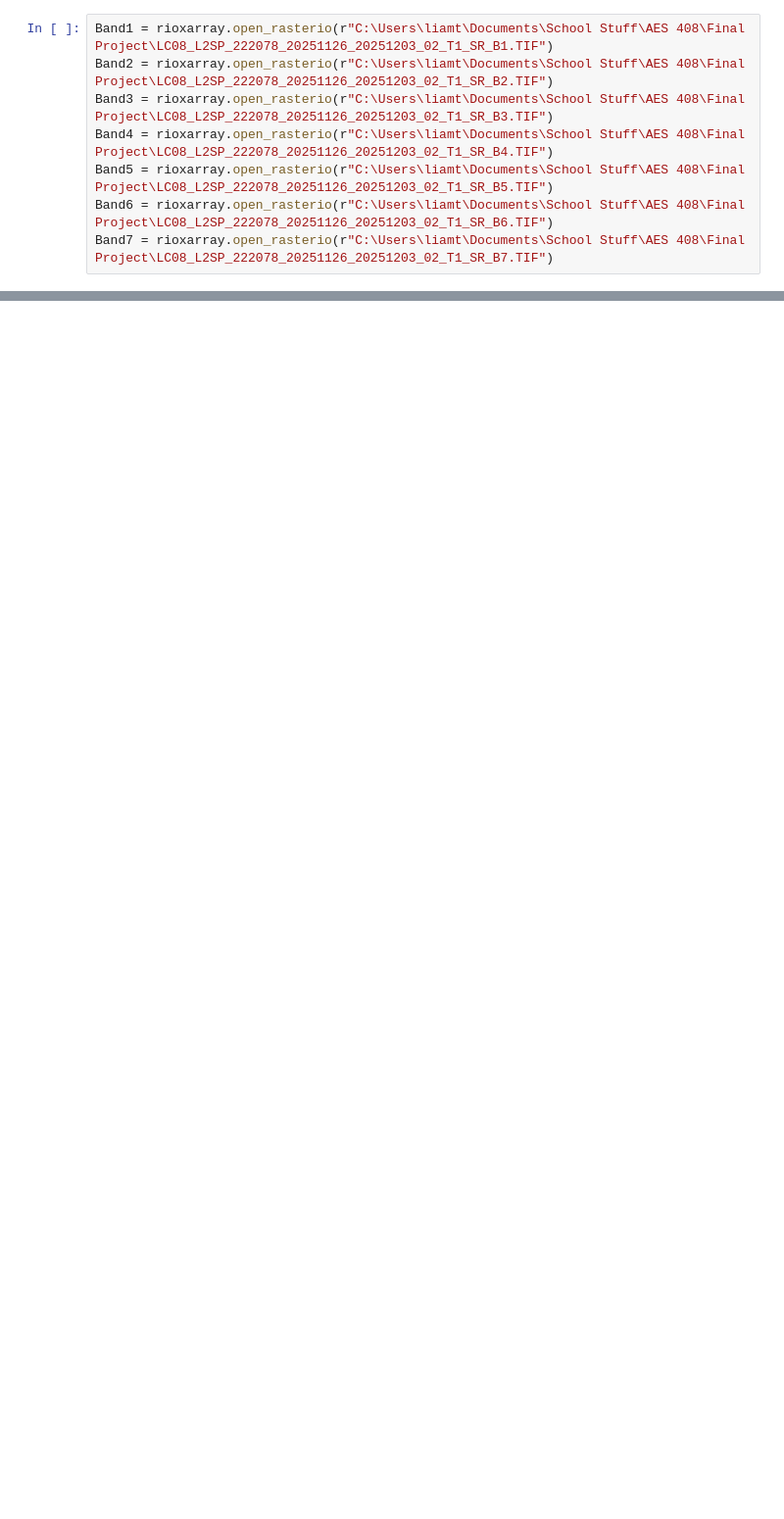
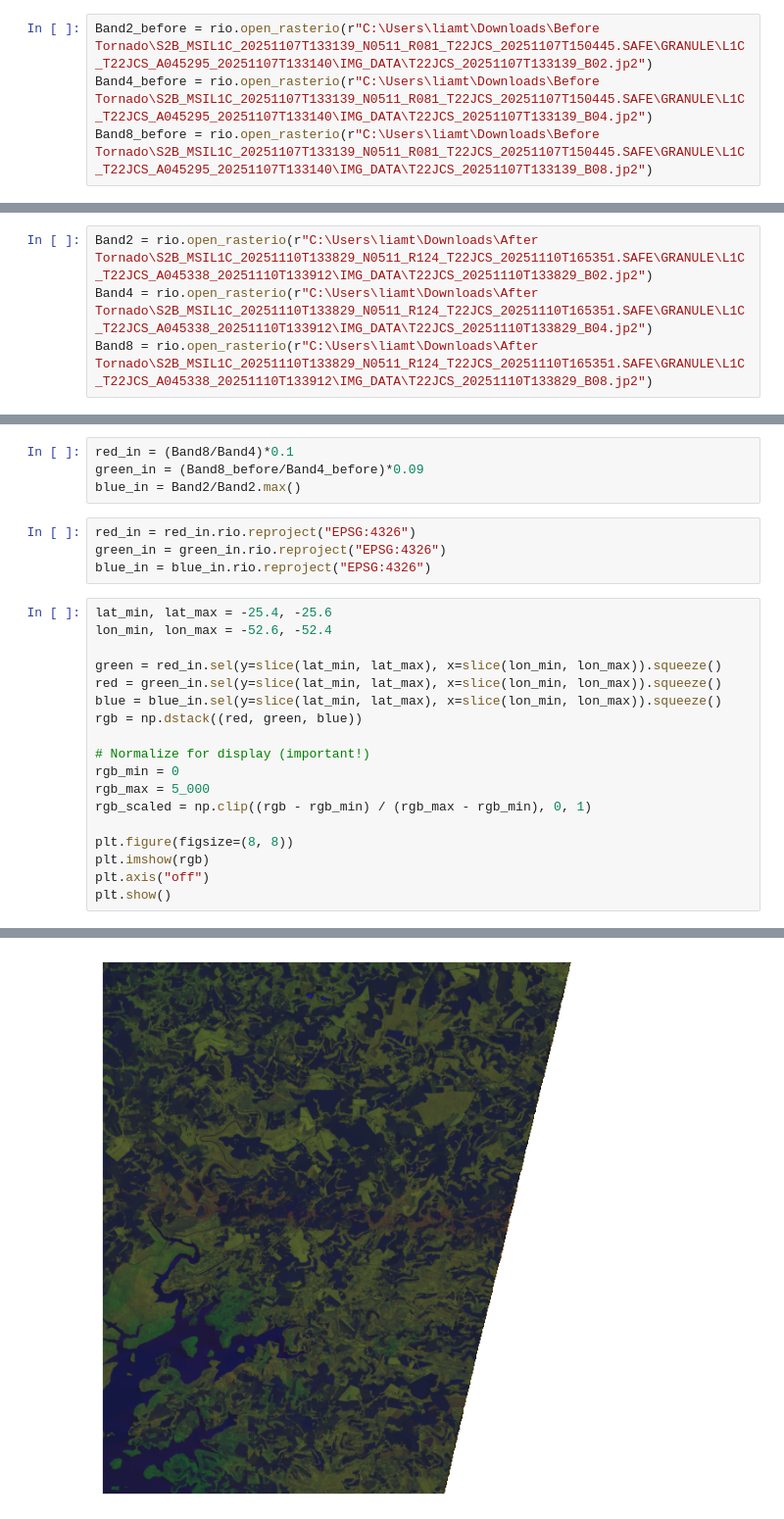
Before and after one commit to Lct0015/Final-Project, a Jupyter notebook: Tornado Tracks.ipynb, the cells around one changed output, grey strips where cells are left out. Shown at 98% size. Drawn from its saved outputs; the diff is of its cells as text; blank space fills up the shorter version.

```diff
--- a/Tornado Tracks.ipynb
+++ b/Tornado Tracks.ipynb
@@ -5,9 +5,5 @@ import numpy
 import skimage
 # %%
-Band1 = rioxarray.open_rasterio(r"C:\Users\liamt\Documents\School Stuff\AES 408\Final Project\LC08_L2SP_222078_20251126_20251203_02_T1_SR_B1.TIF")
-Band2 = rioxarray.open_rasterio(r"C:\Users\liamt\Documents\School Stuff\AES 408\Final Project\LC08_L2SP_222078_20251126_20251203_02_T1_SR_B2.TIF")
-Band3 = rioxarray.open_rasterio(r"C:\Users\liamt\Documents\School Stuff\AES 408\Final Project\LC08_L2SP_222078_20251126_20251203_02_T1_SR_B3.TIF")
-Band4 = rioxarray.open_rasterio(r"C:\Users\liamt\Documents\School Stuff\AES 408\Final Project\LC08_L2SP_222078_20251126_20251203_02_T1_SR_B4.TIF")
-Band5 = rioxarray.open_rasterio(r"C:\Users\liamt\Documents\School Stuff\AES 408\Final Project\LC08_L2SP_222078_20251126_20251203_02_T1_SR_B5.TIF")
-Band6 = rioxarray.open_rasterio(r"C:\Users\liamt\Documents\School Stuff\AES 408\Final Project\LC08_L2SP_222078_20251126_20251203_02_T1_SR_B6.TIF")
-Band7 = rioxarray.open_rasterio(r"C:\Users\liamt\Documents\School Stuff\AES 408\Final Project\LC08_L2SP_222078_20251126_20251203_02_T1_SR_B7.TIF")
+Band2_before = rio.open_rasterio(r"C:\Users\liamt\Downloads\Before Tornado\S2B_MSIL1C_20251107T133139_N0511_R081_T22JCS_20251107T150445.SAFE\GRANULE\L1C_T22JCS_A045295_20251107T133140\IMG_DATA\T22JCS_20251107T133139_B02.jp2")
+Band4_before = rio.open_rasterio(r"C:\Users\liamt\Downloads\Before Tornado\S2B_MSIL1C_20251107T133139_N0511_R081_T22JCS_20251107T150445.SAFE\GRANULE\L1C_T22JCS_A045295_20251107T133140\IMG_DATA\T22JCS_20251107T133139_B04.jp2")
+Band8_before = rio.open_rasterio(r"C:\Users\liamt\Downloads\Before Tornado\S2B_MSIL1C_20251107T133139_N0511_R081_T22JCS_20251107T150445.SAFE\GRANULE\L1C_T22JCS_A045295_20251107T133140\IMG_DATA\T22JCS_20251107T133139_B08.jp2")
@@ -38,0 +14,4 @@ MemoryError: Unable to allocate 1.33 GiB for an array with shape (7741, 7661, 3)
+# %%
+Band2 = rio.open_rasterio(r"C:\Users\liamt\Downloads\After Tornado\S2B_MSIL1C_20251110T133829_N0511_R124_T22JCS_20251110T165351.SAFE\GRANULE\L1C_T22JCS_A045338_20251110T133912\IMG_DATA\T22JCS_20251110T133829_B02.jp2")
+Band4 = rio.open_rasterio(r"C:\Users\liamt\Downloads\After Tornado\S2B_MSIL1C_20251110T133829_N0511_R124_T22JCS_20251110T165351.SAFE\GRANULE\L1C_T22JCS_A045338_20251110T133912\IMG_DATA\T22JCS_20251110T133829_B04.jp2")
+Band8 = rio.open_rasterio(r"C:\Users\liamt\Downloads\After Tornado\S2B_MSIL1C_20251110T133829_N0511_R124_T22JCS_20251110T165351.SAFE\GRANULE\L1C_T22JCS_A045338_20251110T133912\IMG_DATA\T22JCS_20251110T133829_B08.jp2")
@@ -38,0 +22,27 @@ MemoryError: Unable to allocate 1.33 GiB for an array with shape (7741, 7661, 3)
+# %%
+red_in = (Band8/Band4)*0.1
+green_in = (Band8_before/Band4_before)*0.09
+blue_in = Band2/Band2.max()
+# %%
+red_in = red_in.rio.reproject("EPSG:4326")
+green_in = green_in.rio.reproject("EPSG:4326")
+blue_in = blue_in.rio.reproject("EPSG:4326")
+# %%
+lat_min, lat_max = -25.4, -25.6
+lon_min, lon_max = -52.6, -52.4
+
+green = red_in.sel(y=slice(lat_min, lat_max), x=slice(lon_min, lon_max)).squeeze()
+red = green_in.sel(y=slice(lat_min, lat_max), x=slice(lon_min, lon_max)).squeeze()
+blue = blue_in.sel(y=slice(lat_min, lat_max), x=slice(lon_min, lon_max)).squeeze()
+rgb = np.dstack((red, green, blue))
+
+# Normalize for display (important!)
+rgb_min = 0
+rgb_max = 5_000
+rgb_scaled = np.clip((rgb - rgb_min) / (rgb_max - rgb_min), 0, 1)
+
+plt.figure(figsize=(8, 8))
+plt.imshow(rgb)
+plt.axis("off")
+plt.show()
+# %% [output]
@@ -38,0 +50 @@ MemoryError: Unable to allocate 1.33 GiB for an array with shape (7741, 7661, 3)
+[figure, added]
```
Also changed, not shown: parts of 5 cells of this notebook.
